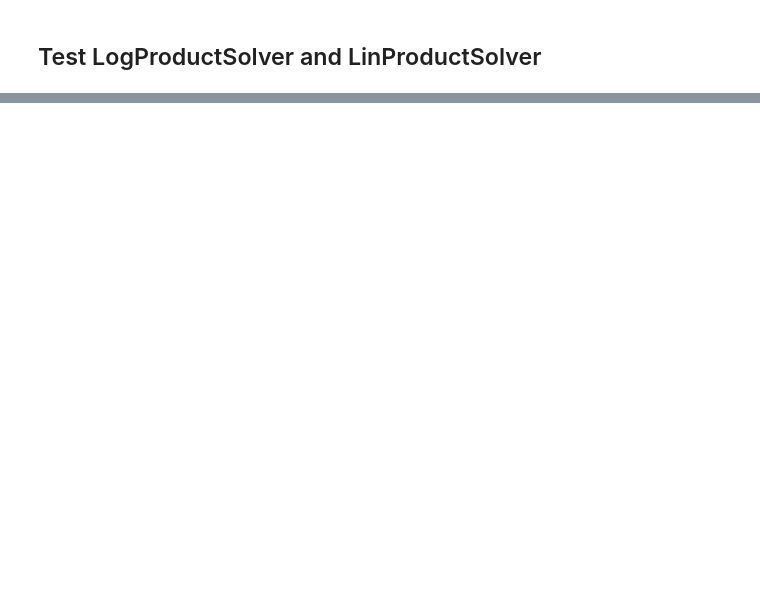
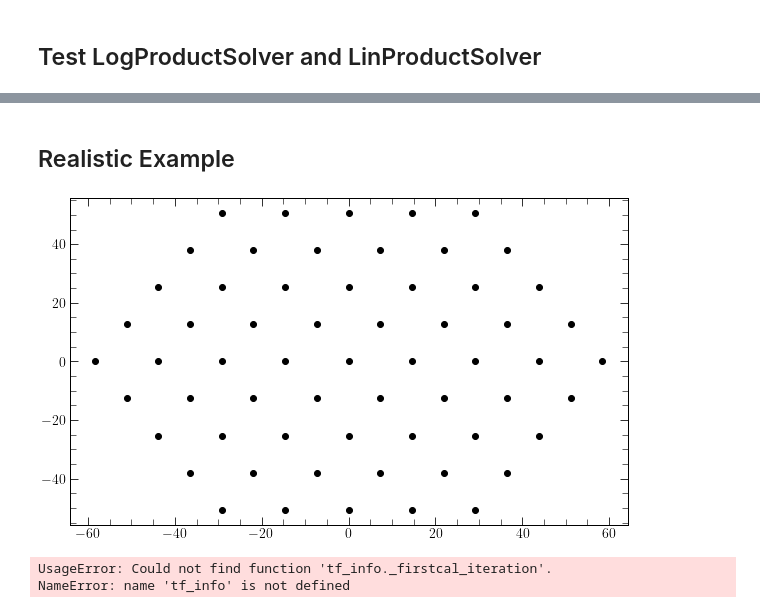
Before and after one commit to tyler-a-cox/linsolve, a Jupyter notebook: tf_linsolve_workspace-Copy1.ipynb, the cells around one changed output, grey strips where cells are left out. Saved outputs shown, nothing was run; the diff lists cells and outputs as text; code cells hidden in the pictures; blank space fills up the shorter version.

```diff
--- a/tf_linsolve_workspace-Copy1.ipynb
+++ b/tf_linsolve_workspace-Copy1.ipynb
@@ -166,2 +180,2 @@ Wall time: 67.2 ms
 # %% [markdown]
-##
+## Realistic Example
@@ -167,0 +184,19 @@ Wall time: 67.2 ms
+# %%
+antpos = hex_array(5, split_core=False, outriggers=False)
+reds = get_reds(antpos)
+freqs = np.linspace(100e6, 200e6, 200)
+gains, trus_vis, data = sim_red_data(reds, shape=(1, 200))
+data = {k: v.astype(np.complex64) for k, v in data.items()}
+# %%
+plt.figure(figsize=(10, 6))
+for k, v in antpos.items():
+    plt.scatter(v[0], v[1], color='k')
+
+plt.show()
+# %% [output]
+[figure, added]
+# %%
+%lprun -f tf_info._firstcal_iteration tf_info._firstcal_iteration(data, np.diff(freqs)[0], freqs[0])
+# %% [output]
+UsageError: Could not find function 'tf_info._firstcal_iteration'.
+NameError: name 'tf_info' is not defined
```
Also changed, not shown: parts of 42 cells of this notebook, 2 other files.
